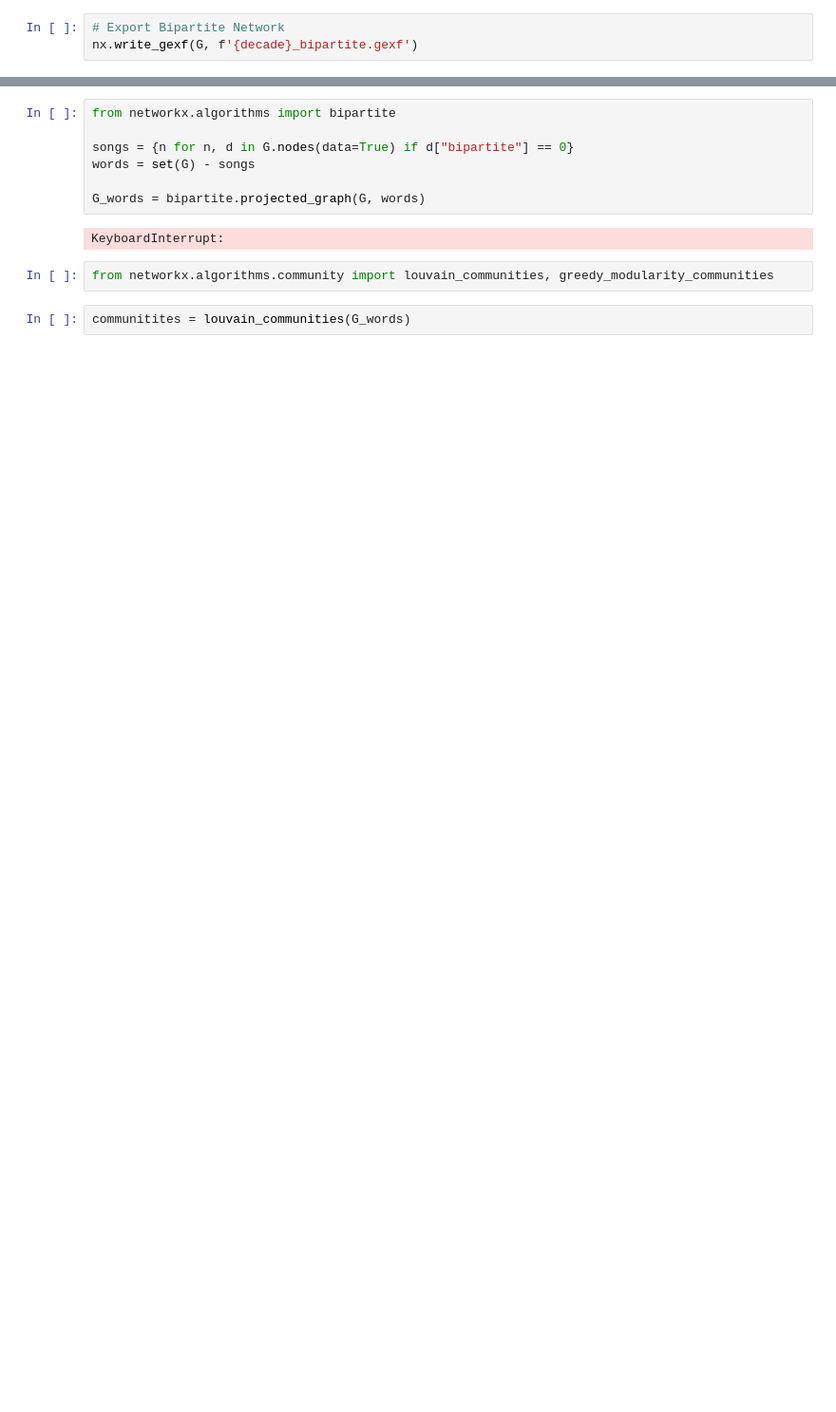
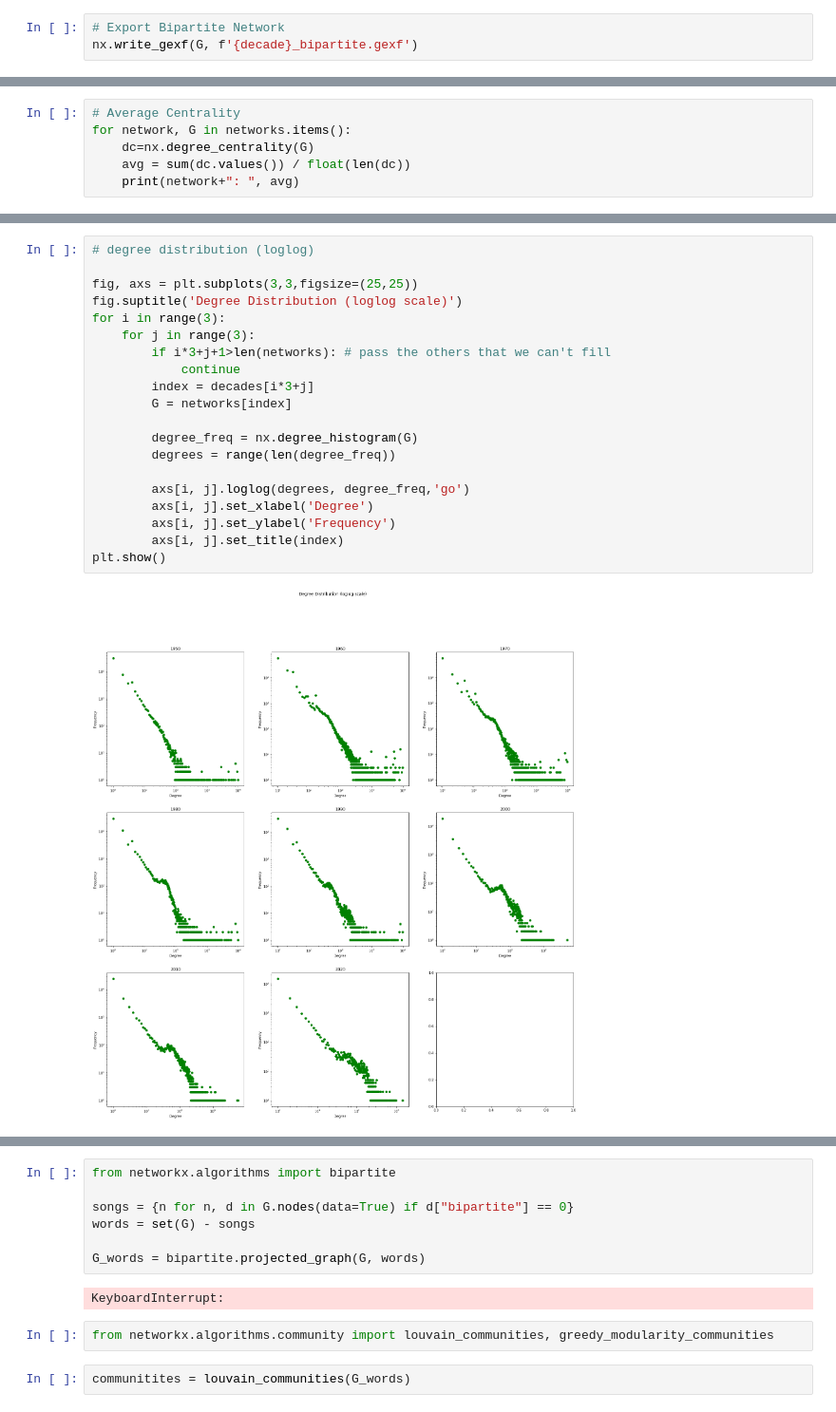
Before and after one commit to leon-marx/billnius, a Jupyter notebook: bipartite_network.ipynb, the cells around one changed output, grey strips where cells are left out. Shown at 95% size. Drawn from its saved outputs; the diff is of its cells as text; blank space fills up the shorter version.

```diff
--- a/bipartite_network.ipynb
+++ b/bipartite_network.ipynb
@@ -53,0 +91,6 @@ nx.write_gexf(G, f'{decade}_bipartite.gexf')
+# %%
+# Average Centrality
+for network, G in networks.items():
+    dc=nx.degree_centrality(G)
+    avg = sum(dc.values()) / float(len(dc))
+    print(network+": ", avg)
@@ -53,0 +122,22 @@ nx.write_gexf(G, f'{decade}_bipartite.gexf')
+# %%
+# degree distribution (loglog)
+
+fig, axs = plt.subplots(3,3,figsize=(25,25))
+fig.suptitle('Degree Distribution (loglog scale)')
+for i in range(3):
+    for j in range(3):
+        if i*3+j+1>len(networks): # pass the others that we can't fill
+            continue
+        index = decades[i*3+j]
+        G = networks[index]
+
+        degree_freq = nx.degree_histogram(G)
+        degrees = range(len(degree_freq))
+
+        axs[i, j].loglog(degrees, degree_freq,'go')
+        axs[i, j].set_xlabel('Degree')
+        axs[i, j].set_ylabel('Frequency')
+        axs[i, j].set_title(index)
+plt.show()
+# %% [output]
+[figure, added]
```
Also changed, not shown: parts of 11 cells of this notebook.
